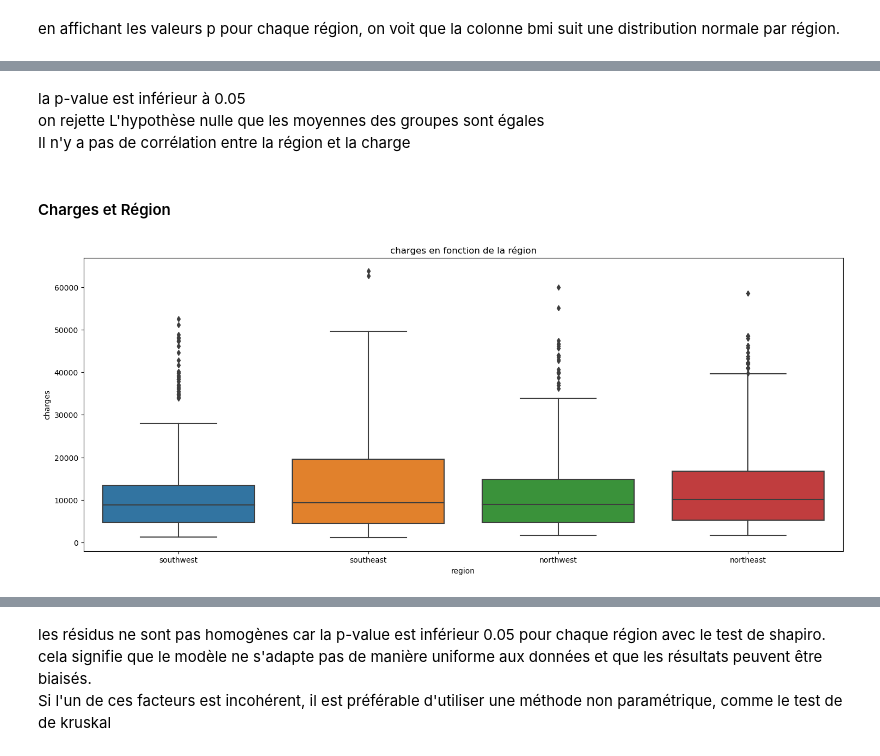
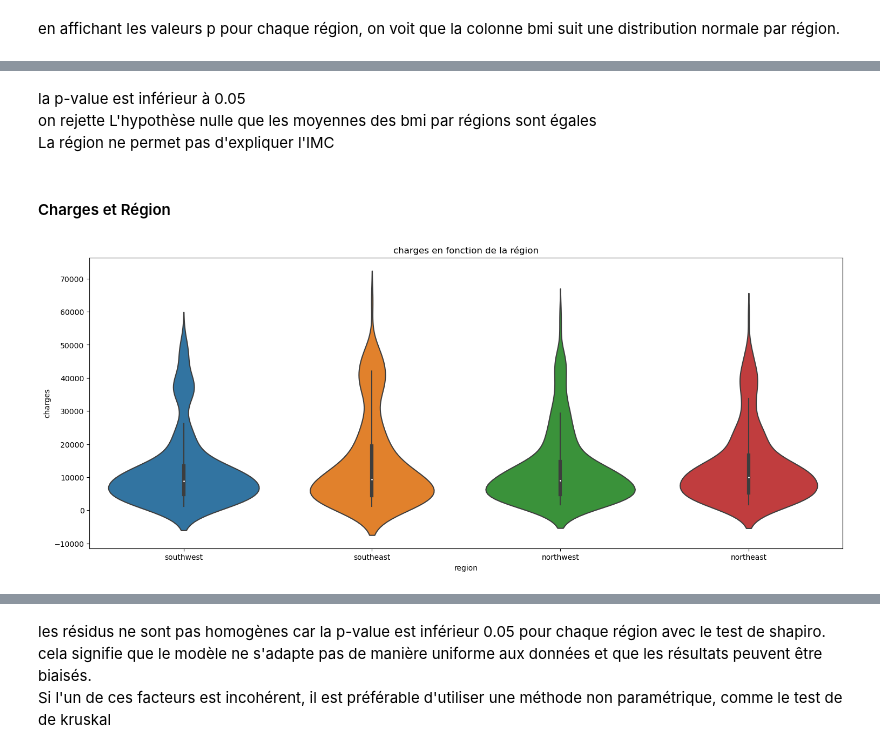
Before and after one commit to EliasMez/assurance, a Jupyter notebook: analyse.ipynb, the cells around one changed output, grey strips where cells are left out. Cells and saved outputs as stored; diff of their text form; code cells hidden in the pictures.

```diff
--- a/analyse.ipynb
+++ b/analyse.ipynb
@@ -156,3 +153,0 @@ On a choisi d'effectuer une transformation racine carrée en vu d'obtenir une di
-# %%
-df_assurance['carre_bmi']= df_assurance['bmi'].apply(lambda x : sqrt(x))
-sns.displot(data=df_assurance,x="carre_bmi", kde=True)
@@ -180,3 +155,0 @@ La courbe de distribution des charges à une allure d'exponentielle décroissant
-# %%
-df_assurance['ln_charges']= df_assurance['charges'].apply(lambda x : ln(x))
-sns.displot(data=df_assurance,x="ln_charges", kde=True)
@@ -329,13 +331,13 @@ ANOVA: 39.486, p-value: 0.000
 # %% [markdown]
 la p-value est inférieur à 0.05 <br>
-on rejette L'hypothèse nulle que les moyennes des groupes sont égales <br>
-Il n'y a pas de corrélation entre la région et la charge
+on rejette L'hypothèse nulle que les moyennes des bmi par régions sont égales <br>
+La région ne permet pas d'expliquer l'IMC
 # %% [markdown]
 #### Charges et Région
 # %%
 plt.figure(figsize=(18,7))
 plt.title("charges en fonction de la région")
-sns.boxplot(data = df_assurance, x="region", y="charges", whis=2)
+sns.violinplot(data = df_assurance, x="region", y="charges", whis=2)
 plt.show()
 # %% [output]
-[figure, old version]
+[figure, new version]
```
Also changed, not shown: parts of 46 cells of this notebook, 2 other files.
